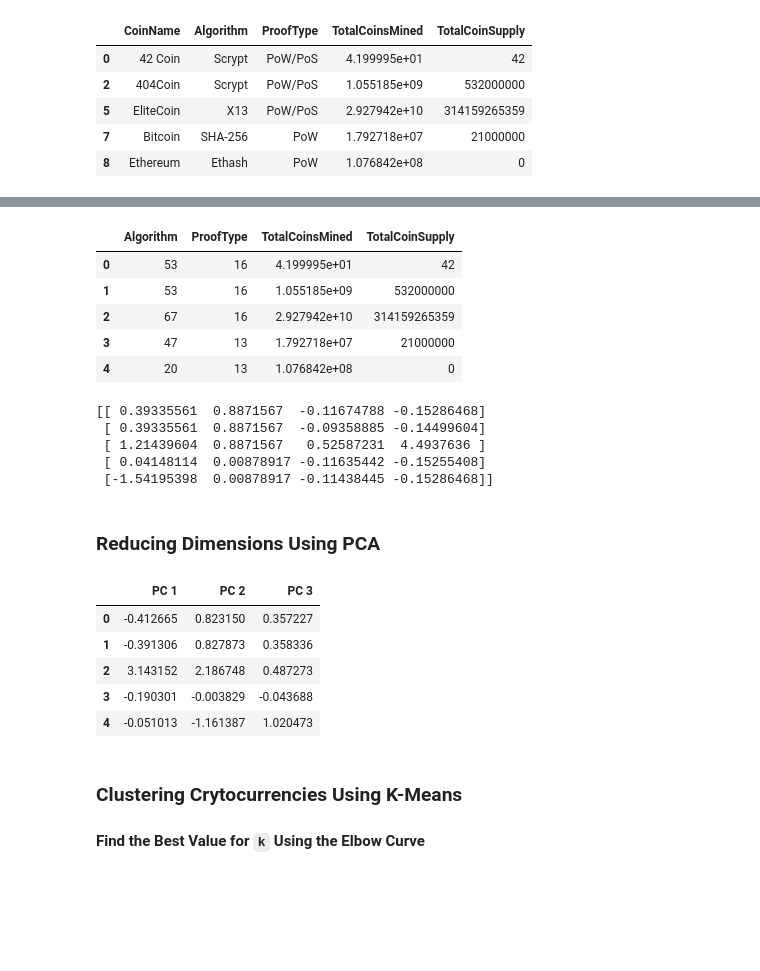
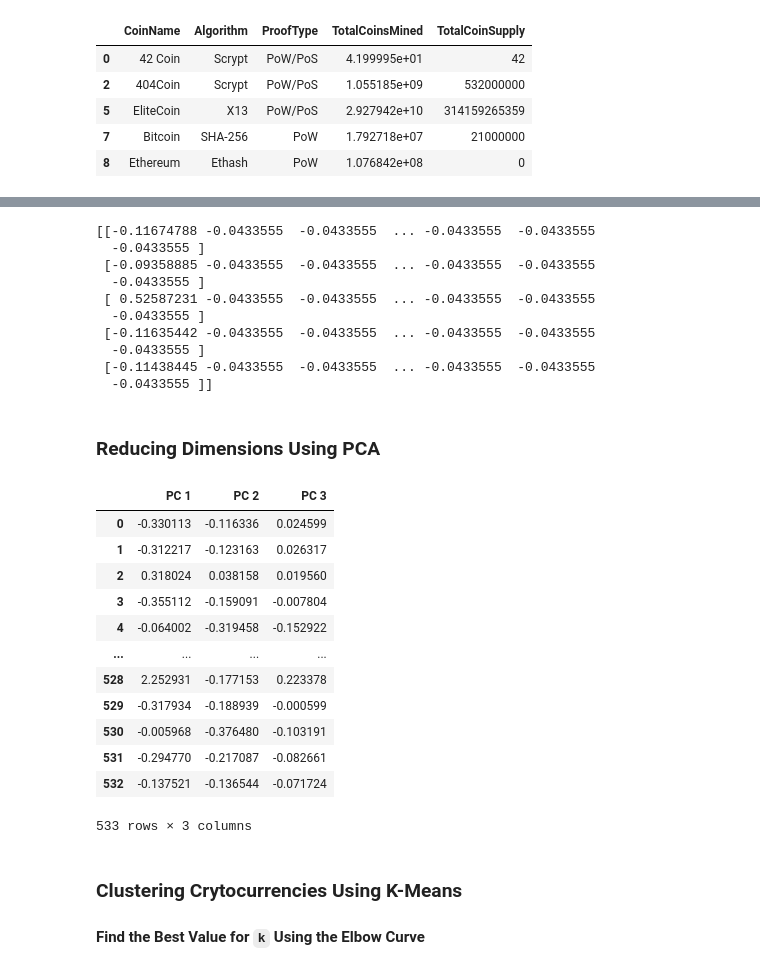
Before and after one commit to andrewjrubi/AWS-HW-Rubi, a Jupyter notebook: crypto_clustering.ipynb, the cells around one changed output, grey strips where cells are left out. Drawn from its saved outputs; the diff is of its cells as text; code cells hidden in the pictures; blank space fills up the shorter version.

```diff
--- a/crypto_clustering.ipynb
+++ b/crypto_clustering.ipynb
@@ -99,6 +99,7 @@ crypto_df.head()
 # Remove rows with cryptocurrencies having no coins mined
 no_minning = crypto_df[crypto_df['TotalCoinsMined'] == 0 ].index
 crypto_df.drop(no_minning , inplace=True)
+crypto_df_named = crypto_df.set_index('CoinName')
 crypto_df.head()
 # %% [output]
 |  | CoinName | Algorithm | ProofType | TotalCoinsMined | TotalCoinSupply |
@@ -124,7 +132,7 @@ coin_name_df.head()
 # %%
 # Drop the 'CoinName' column since it's not going to be used on the clustering algorithm
-crypto_df = crypto_df.drop(columns=['CoinName']).reset_index(drop=True)
-crypto_df.head()
+crypto_data = crypto_df.drop(columns=['CoinName']).reset_index(drop=True)
+crypto_data
 # %% [output]
 |  | Algorithm | ProofType | TotalCoinsMined | TotalCoinSupply |
 | 0 | Scrypt | PoW/PoS | 4.199995e+01 | 42 |
@@ -135,34 +150,21 @@ crypto_df.head()
-# %%
-# Create dummy variables for text features
-from sklearn.preprocessing import LabelEncoder
-
-le = LabelEncoder()
-
-le.fit(crypto_df["Algorithm"])
-crypto_df["Algorithm"] = le.transform(crypto_df["Algorithm"])
-
-le.fit(crypto_df["ProofType"])
-crypto_df["ProofType"] = le.transform(crypto_df["ProofType"])
-
-crypto_df.reset_index(inplace=True, drop=True)
-crypto_df.head()
-# %% [output]
-|  | Algorithm | ProofType | TotalCoinsMined | TotalCoinSupply |
-| 0 | 53 | 16 | 4.199995e+01 | 42 |
-| 1 | 53 | 16 | 1.055185e+09 | 532000000 |
-| 2 | 67 | 16 | 2.927942e+10 | 314159265359 |
-| 3 | 47 | 13 | 1.792718e+07 | 21000000 |
-| 4 | 20 | 13 | 1.076842e+08 | 0 |
+# %%
+# Create dummy variables for text features
+X=pd.get_dummies(crypto_data)
 # %%
 # Standardize data
-crypto_df_scaled = StandardScaler().fit_transform(crypto_df)
+crypto_df_scaled = StandardScaler().fit_transform(X)
 print(crypto_df_scaled[0:5])
 # %% [output]
-[[ 0.39335561  0.8871567  -0.11674788 -0.15286468]
- [ 0.39335561  0.8871567  -0.09358885 -0.14499604]
- [ 1.21439604  0.8871567   0.52587231  4.4937636 ]
- [ 0.04148114  0.00878917 -0.11635442 -0.15255408]
- [-1.54195398  0.00878917 -0.11438445 -0.15286468]]
+[[-0.11674788 -0.0433555  -0.0433555  ... -0.0433555  -0.0433555
+  -0.0433555 ]
+ [-0.09358885 -0.0433555  -0.0433555  ... -0.0433555  -0.0433555
+  -0.0433555 ]
+ [ 0.52587231 -0.0433555  -0.0433555  ... -0.0433555  -0.0433555
+  -0.0433555 ]
+ [-0.11635442 -0.0433555  -0.0433555  ... -0.0433555  -0.0433555
+  -0.0433555 ]
+ [-0.11438445 -0.0433555  -0.0433555  ... -0.0433555  -0.0433555
+  -0.0433555 ]]
 # %% [markdown]
 ### Reducing Dimensions Using PCA
 # %%
@@ -171,15 +173,22 @@ pca = PCA(n_components=3)
 crypto_pca = pca.fit_transform(crypto_df_scaled)
 # %%
 # Create a DataFrame with the principal components data
-crypto_pca_df = pd.DataFrame(data=crypto_pca, columns=['PC 1', 'PC 2', 'PC 3'])
-crypto_pca_df.head()
+pcs_df = pd.DataFrame(data=crypto_pca, columns=['PC 1', 'PC 2', 'PC 3'])
+pcs_df
 # %% [output]
 |  | PC 1 | PC 2 | PC 3 |
-| 0 | -0.412665 | 0.823150 | 0.357227 |
-| 1 | -0.391306 | 0.827873 | 0.358336 |
-| 2 | 3.143152 | 2.186748 | 0.487273 |
-| 3 | -0.190301 | -0.003829 | -0.043688 |
-| 4 | -0.051013 | -1.161387 | 1.020473 |
+| 0 | -0.330113 | -0.116336 | 0.024599 |
+| 1 | -0.312217 | -0.123163 | 0.026317 |
+| 2 | 0.318024 | 0.038158 | 0.019560 |
+| 3 | -0.355112 | -0.159091 | -0.007804 |
+| 4 | -0.064002 | -0.319458 | -0.152922 |
+| ... | ... | ... | ... |
+| 528 | 2.252931 | -0.177153 | 0.223378 |
+| 529 | -0.317934 | -0.188939 | -0.000599 |
+| 530 | -0.005968 | -0.376480 | -0.103191 |
+| 531 | -0.294770 | -0.217087 | -0.082661 |
+| 532 | -0.137521 | -0.136544 | -0.071724 |
+533 rows × 3 columns
 # %% [markdown]
 ### Clustering Crytocurrencies Using K-Means
 
```
Also changed, not shown: parts of 4 cells of this notebook.
